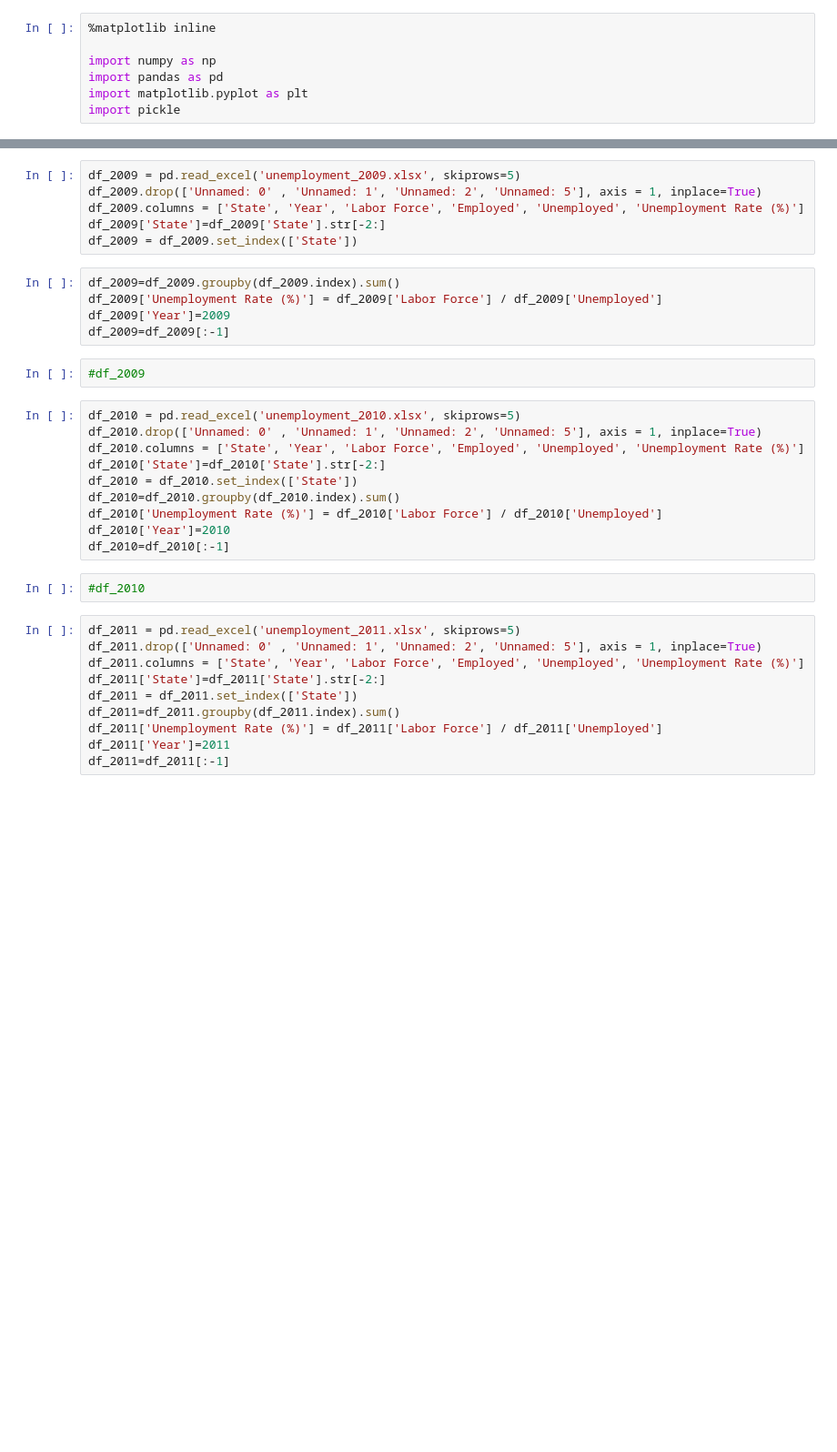
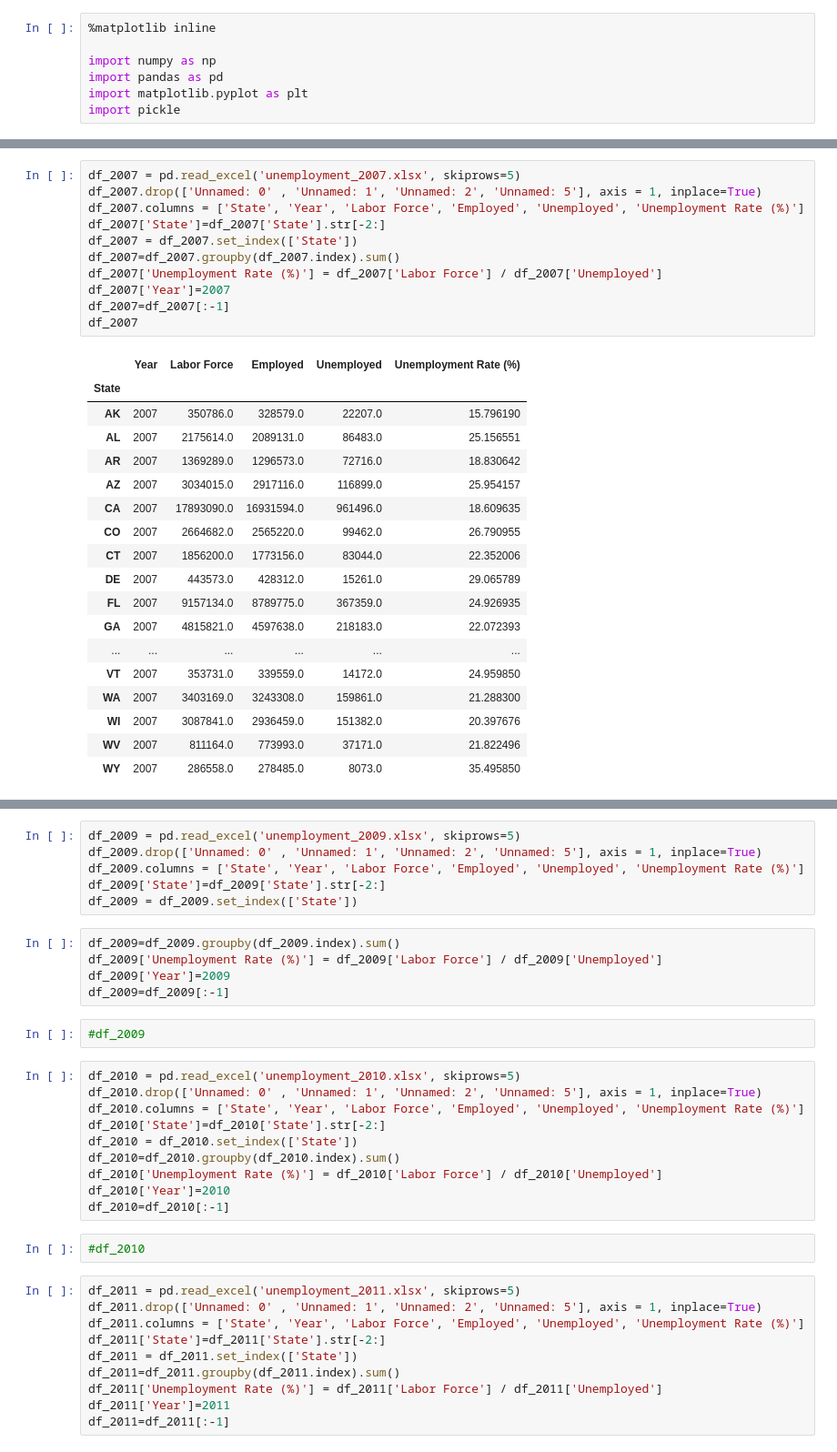
Before and after one commit to elenadreisbach/COGS-108-Project, a Jupyter notebook: Data/Unemployment Data Cleaned.ipynb, the cells around one changed output, grey strips where cells are left out. Shown at 91% size. Saved outputs shown, nothing was run; the diff lists cells and outputs as text; blank space fills up the shorter version.

```diff
--- a/Data/Unemployment Data Cleaned.ipynb
+++ b/Data/Unemployment Data Cleaned.ipynb
@@ -7,0 +34,30 @@ import pickle
+# %%
+df_2007 = pd.read_excel('unemployment_2007.xlsx', skiprows=5)
+df_2007.drop(['Unnamed: 0' , 'Unnamed: 1', 'Unnamed: 2', 'Unnamed: 5'], axis = 1, inplace=True)
+df_2007.columns = ['State', 'Year', 'Labor Force', 'Employed', 'Unemployed', 'Unemployment Rate (%)']
+df_2007['State']=df_2007['State'].str[-2:]
+df_2007 = df_2007.set_index(['State'])
+df_2007=df_2007.groupby(df_2007.index).sum()
+df_2007['Unemployment Rate (%)'] = df_2007['Labor Force'] / df_2007['Unemployed']
+df_2007['Year']=2007
+df_2007=df_2007[:-1]
+df_2007
+# %% [output]
+|  | Year | Labor Force | Employed | Unemployed | Unemployment Rate (%) |
+| State |  |  |  |  |  |
+| AK | 2007 | 350786.0 | 328579.0 | 22207.0 | 15.796190 |
+| AL | 2007 | 2175614.0 | 2089131.0 | 86483.0 | 25.156551 |
+| AR | 2007 | 1369289.0 | 1296573.0 | 72716.0 | 18.830642 |
+| AZ | 2007 | 3034015.0 | 2917116.0 | 116899.0 | 25.954157 |
+| CA | 2007 | 17893090.0 | 16931594.0 | 961496.0 | 18.609635 |
+| CO | 2007 | 2664682.0 | 2565220.0 | 99462.0 | 26.790955 |
+| CT | 2007 | 1856200.0 | 1773156.0 | 83044.0 | 22.352006 |
+| DE | 2007 | 443573.0 | 428312.0 | 15261.0 | 29.065789 |
+| FL | 2007 | 9157134.0 | 8789775.0 | 367359.0 | 24.926935 |
+| GA | 2007 | 4815821.0 | 4597638.0 | 218183.0 | 22.072393 |
+| ... | ... | ... | ... | ... | ... |
+| VT | 2007 | 353731.0 | 339559.0 | 14172.0 | 24.959850 |
+| WA | 2007 | 3403169.0 | 3243308.0 | 159861.0 | 21.288300 |
+| WI | 2007 | 3087841.0 | 2936459.0 | 151382.0 | 20.397676 |
+| WV | 2007 | 811164.0 | 773993.0 | 37171.0 | 21.822496 |
+| WY | 2007 | 286558.0 | 278485.0 | 8073.0 | 35.495850 |
```
Also changed, not shown: parts of 7 cells of this notebook, 2 other files.
